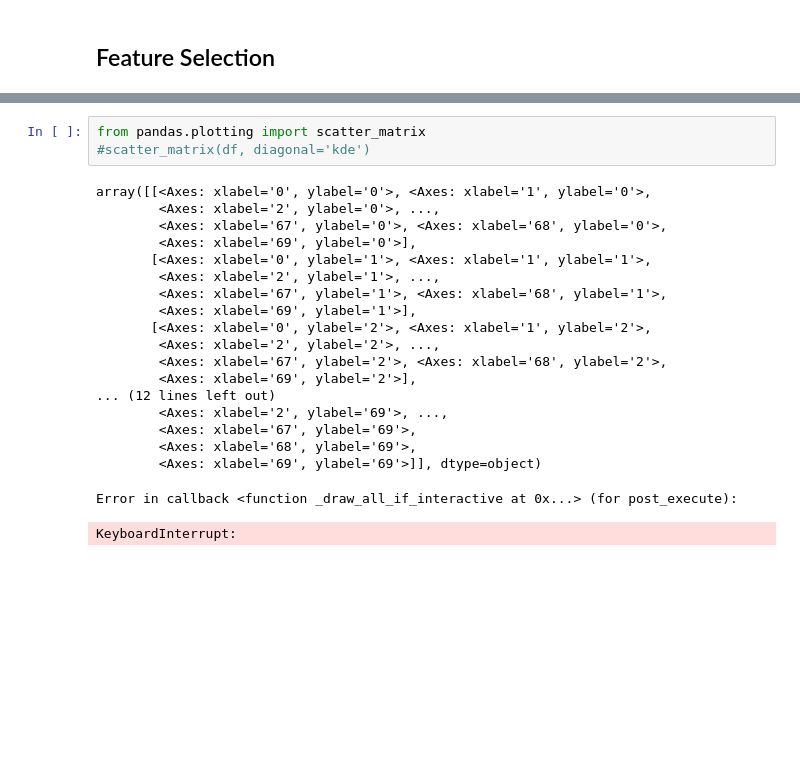
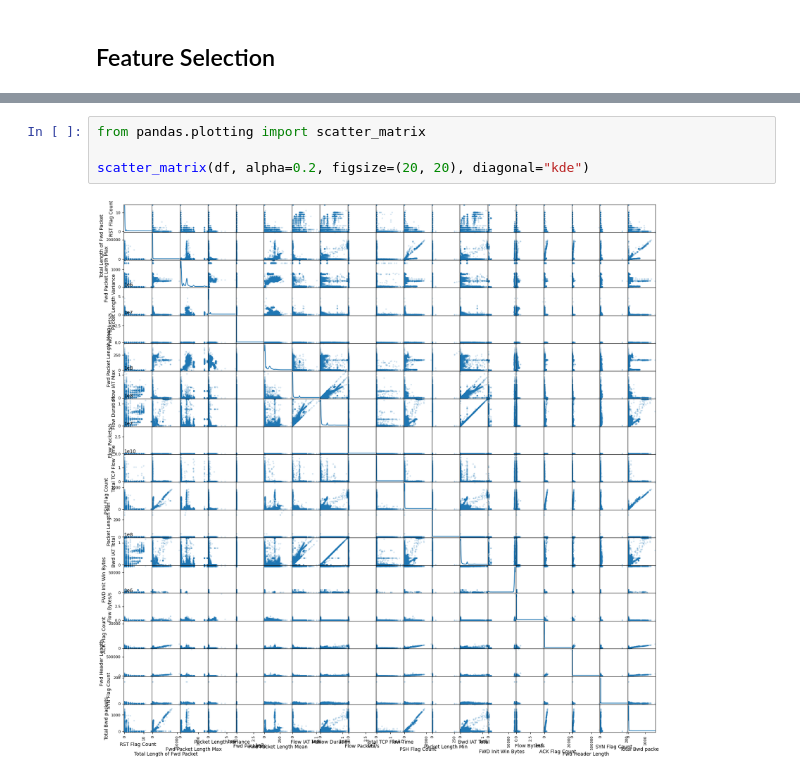
Before and after one commit to parmigggiana/ml-ids, a Jupyter notebook: IDS_CTF.ipynb, the cells around one changed output, grey strips where cells are left out. Drawn from its saved outputs; the diff is of its cells as text; blank space fills up the shorter version.

```diff
--- a/IDS_CTF.ipynb
+++ b/IDS_CTF.ipynb
@@ -85,23 +100,6 @@ Since we don't have labels, it would be hard to select features: an approach cou
 # %%
 from pandas.plotting import scatter_matrix
-#scatter_matrix(df, diagonal='kde')
+
+scatter_matrix(df, alpha=0.2, figsize=(20, 20), diagonal="kde")
 # %% [output]
-array([[<Axes: xlabel='0', ylabel='0'>, <Axes: xlabel='1', ylabel='0'>,
-        <Axes: xlabel='2', ylabel='0'>, ...,
-        <Axes: xlabel='67', ylabel='0'>, <Axes: xlabel='68', ylabel='0'>,
-        <Axes: xlabel='69', ylabel='0'>],
-       [<Axes: xlabel='0', ylabel='1'>, <Axes: xlabel='1', ylabel='1'>,
-        <Axes: xlabel='2', ylabel='1'>, ...,
-        <Axes: xlabel='67', ylabel='1'>, <Axes: xlabel='68', ylabel='1'>,
-        <Axes: xlabel='69', ylabel='1'>],
-       [<Axes: xlabel='0', ylabel='2'>, <Axes: xlabel='1', ylabel='2'>,
-        <Axes: xlabel='2', ylabel='2'>, ...,
-        <Axes: xlabel='67', ylabel='2'>, <Axes: xlabel='68', ylabel='2'>,
-        <Axes: xlabel='69', ylabel='2'>],
-... (12 lines left out)
-        <Axes: xlabel='2', ylabel='69'>, ...,
-        <Axes: xlabel='67', ylabel='69'>,
-        <Axes: xlabel='68', ylabel='69'>,
-        <Axes: xlabel='69', ylabel='69'>]], dtype=object)
-Error in callback <function _draw_all_if_interactive at 0x...> (for post_execute):
-KeyboardInterrupt:
+[figure, added]
```
Also changed, not shown: parts of 18 cells of this notebook.
